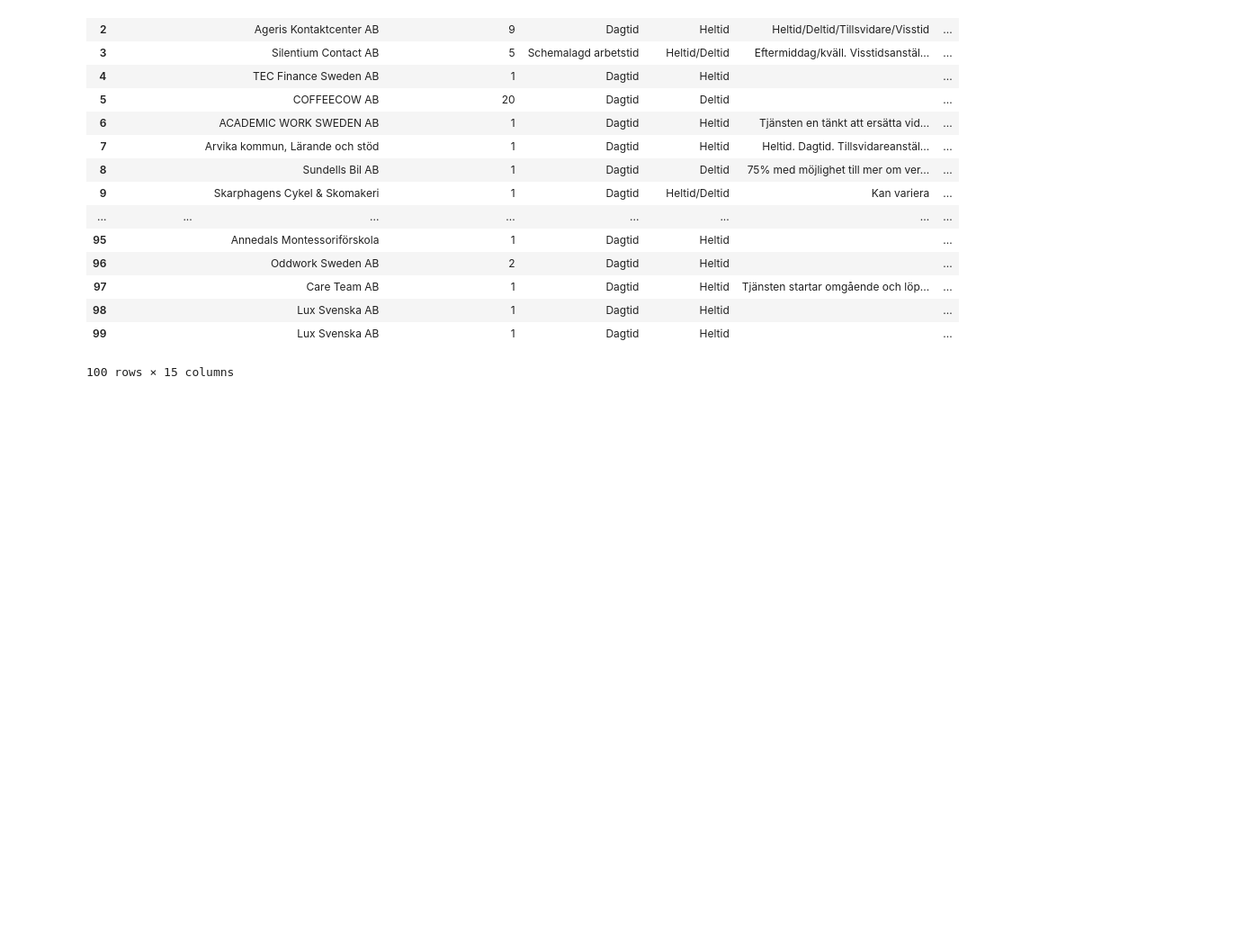
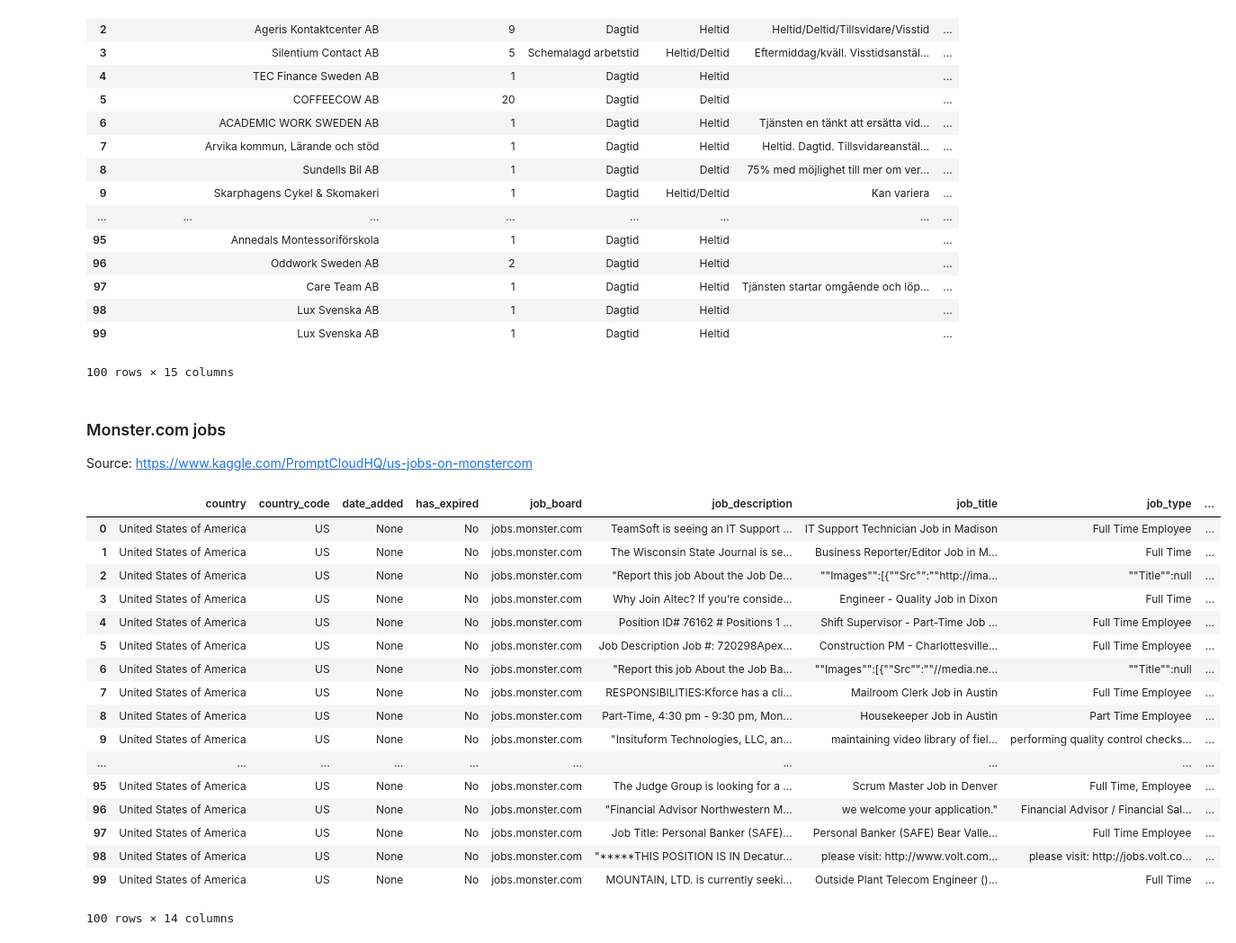
Before and after one commit to gabfr/work-around-the-world, a Jupyter notebook: datasets-exploration.ipynb, the cells around one changed output. Shown at 90% size. Cells and saved outputs as stored; diff of their text form; code cells hidden in the pictures; blank space fills up the shorter version.

Commit message:
Adding one more source and fixing mistyped word on README

```diff
--- a/datasets-exploration.ipynb
+++ b/datasets-exploration.ipynb
@@ -215,3 +215,30 @@ jtd_hist_df.limit(100).toPandas()
 | 98 |  | Lux Svenska AB | 1 | Dagtid | Heltid |  | ... |
 | 99 |  | Lux Svenska AB | 1 | Dagtid | Heltid |  | ... |
 100 rows × 15 columns
+# %% [markdown]
+### Monster.com jobs
+
+Source: https://www.kaggle.com/PromptCloudHQ/us-jobs-on-monstercom
+# %%
+monster_jobs = 'datasets/monster_com-job_sample.csv'
+monster_jobs_df = spark.read.csv(monster_jobs, header=True)
+monster_jobs_df.limit(100).toPandas()
+# %% [output]
+|  | country | country_code | date_added | has_expired | job_board | job_description | job_title | job_type | ... |
+| 0 | United States of America | US | None | No | jobs.monster.com | TeamSoft is seeing an IT Support ... | IT Support Technician Job in Madison | Full Time Employee | ... |
+| 1 | United States of America | US | None | No | jobs.monster.com | The Wisconsin State Journal is se... | Business Reporter/Editor Job in M... | Full Time | ... |
+| 2 | United States of America | US | None | No | jobs.monster.com | "Report this job About the Job De... | ""Images"":[{""Src"":""http://ima... | ""Title"":null | ... |
+| 3 | United States of America | US | None | No | jobs.monster.com | Why Join Altec? If you’re conside... | Engineer - Quality Job in Dixon | Full Time | ... |
+| 4 | United States of America | US | None | No | jobs.monster.com | Position ID# 76162 # Positions 1 ... | Shift Supervisor - Part-Time Job ... | Full Time Employee | ... |
+| 5 | United States of America | US | None | No | jobs.monster.com | Job Description Job #: 720298Apex... | Construction PM - Charlottesville... | Full Time Employee | ... |
+| 6 | United States of America | US | None | No | jobs.monster.com | "Report this job About the Job Ba... | ""Images"":[{""Src"":""//media.ne... | ""Title"":null | ... |
+| 7 | United States of America | US | None | No | jobs.monster.com | RESPONSIBILITIES:Kforce has a cli... | Mailroom Clerk Job in Austin | Full Time Employee | ... |
+| 8 | United States of America | US | None | No | jobs.monster.com | Part-Time, 4:30 pm - 9:30 pm, Mon... | Housekeeper Job in Austin | Part Time Employee | ... |
+| 9 | United States of America | US | None | No | jobs.monster.com | "Insituform Technologies, LLC, an... | maintaining video library of fiel... | performing quality control checks... | ... |
+| ... | ... | ... | ... | ... | ... | ... | ... | ... | ... |
+| 95 | United States of America | US | None | No | jobs.monster.com | The Judge Group is looking for a ... | Scrum Master Job in Denver | Full Time, Employee | ... |
+| 96 | United States of America | US | None | No | jobs.monster.com | "Financial Advisor Northwestern M... | we welcome your application." | Financial Advisor / Financial Sal... | ... |
+| 97 | United States of America | US | None | No | jobs.monster.com | Job Title: Personal Banker (SAFE)... | Personal Banker (SAFE) Bear Valle... | Full Time Employee | ... |
+| 98 | United States of America | US | None | No | jobs.monster.com | "*****THIS POSITION IS IN Decatur... | please visit: http://www.volt.com... | please visit: http://jobs.volt.co... | ... |
+| 99 | United States of America | US | None | No | jobs.monster.com | MOUNTAIN, LTD. is currently seeki... | Outside Plant Telecom Engineer ()... | Full Time | ... |
+100 rows × 14 columns
```
Also changed, not shown: 1 other file.
